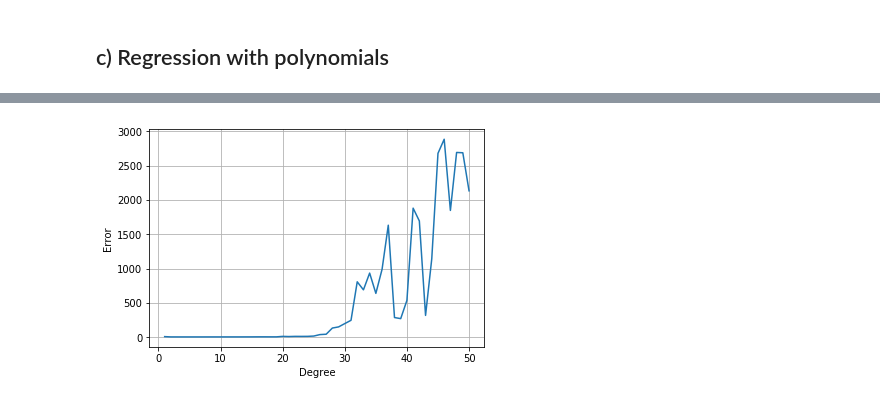
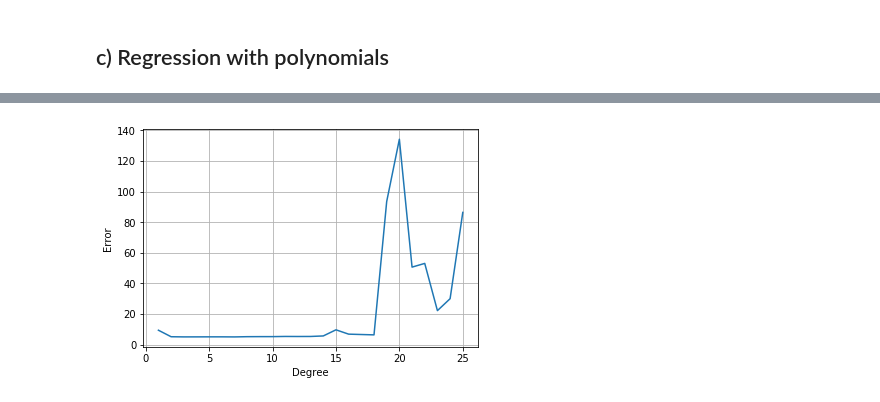
Before and after one commit to erickgrm/machine-learning, a Jupyter notebook: tareas/tarea3/problema2_t2.ipynb, the cells around one changed output, grey strips where cells are left out. Cells and saved outputs as stored; diff of their text form; code cells hidden in the pictures.

```diff
--- a/tareas/tarea3/problema2_t2.ipynb
+++ b/tareas/tarea3/problema2_t2.ipynb
@@ -69,20 +69,17 @@ print(mlinear.sqerror(x_val.values,y_val.values))
 # %%
 # Find degree between 1 to 50 that ensures best polynomial fitting on validation data
 
-results = np.zeros(50)
-for d in range(0,50):
+results = np.zeros(25)
+for d in range(0,25):
     # Call implementation of multiple polynomial regression with polynomial of degree d
     mpolynom = polynomial_linreg(x_train.values,y_train.values,d + 1)
     mpolynom.fit()
     results[d] = mpolynom.sqerror(x_val.values,y_val.values)
 # %%
-# Minimum error and degree in 1,..., 50 that ensures it
+# Minimum error and degree in 1,..., 25 that ensures it
 print("Min Error:", np.min(results), "for degree ", np.argmin(results) + 1)
 
-print(results[6])
-#xs = [d for d in range(1,51)]
-
-plt.plot(np.arange(1,51), results)
+plt.plot(np.arange(1,26), results)
 plt.grid(True)
 plt.ylabel("Error")
 plt.xlabel("Degree")
@@ -94,4 +90,4 @@ Min Error: 5.108905934652413 for degree  7
-[figure, old version]
+[figure, new version]
 # %%
 mbest = polynomial_linreg(x_train.values, y_train.values, 7)
 mbest.fit()
```
Also changed, not shown: parts of 4 cells of this notebook, 3 other files.
